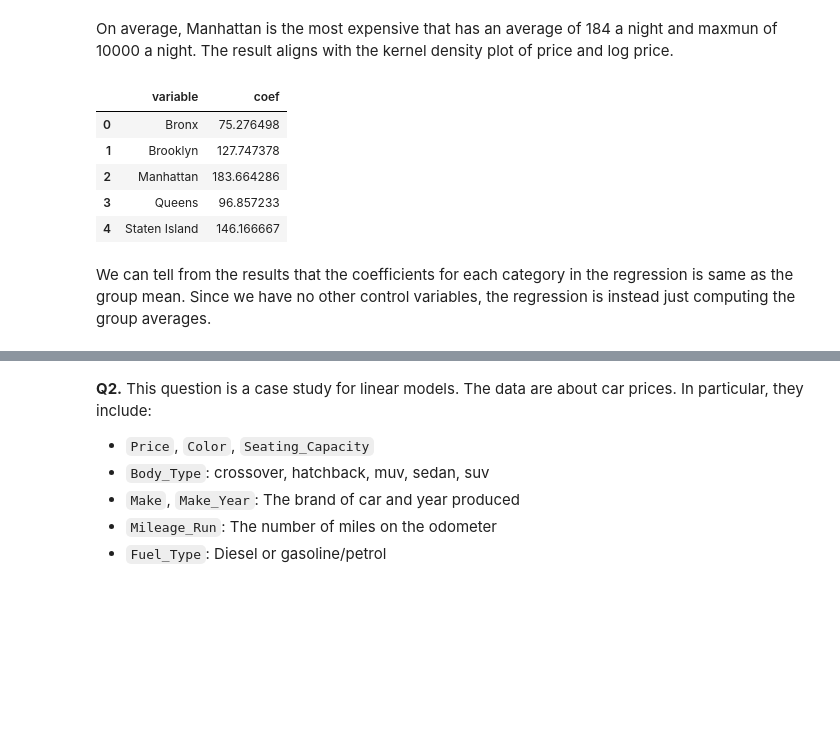
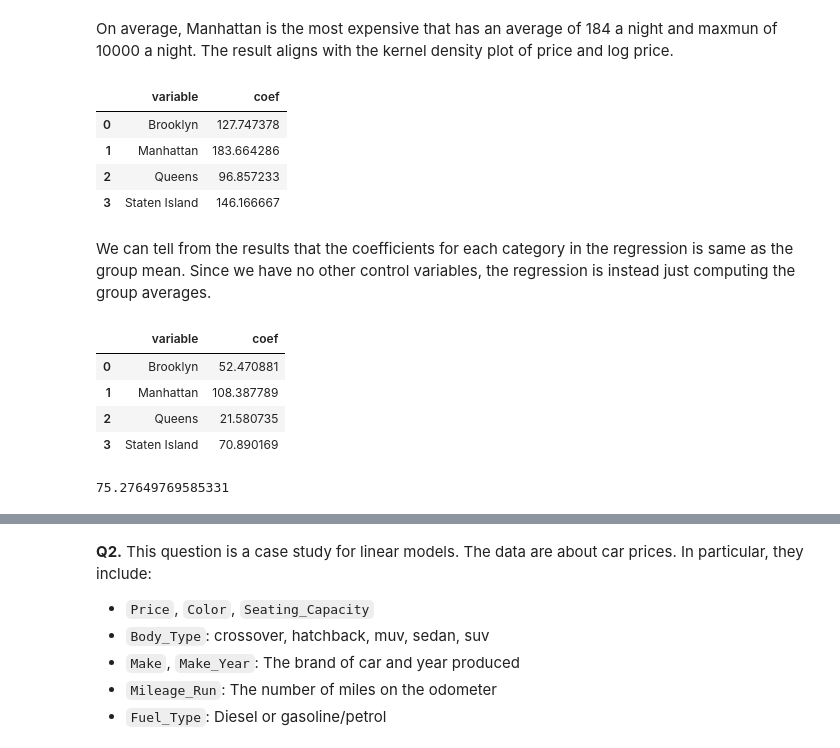
Before and after one commit to ZzzzzzT233/linearRegression, a Jupyter notebook: assignment.ipynb, the cells around one changed output, grey strips where cells are left out. Cells and saved outputs as stored; diff of their text form; code cells hidden in the pictures; blank space fills up the shorter version.

```diff
--- a/assignment.ipynb
+++ b/assignment.ipynb
@@ -73,18 +75,36 @@ On average, Manhattan is the most expensive that has an average of 184 a night a
 # %%
 #Q1-2
 y = df['Price']
-X = pd.get_dummies(df['Neighbourhood '])
+X = pd.get_dummies(df['Neighbourhood '], drop_first = True)
 
 reg = LinearRegression(fit_intercept=False).fit(X, y)
 
 results = pd.DataFrame({'variable':reg.feature_names_in_, 'coef':reg.coef_})
 results
 # %% [output]
 |  | variable | coef |
-| 0 | Bronx | 75.276498 |
-| 1 | Brooklyn | 127.747378 |
-| 2 | Manhattan | 183.664286 |
-| 3 | Queens | 96.857233 |
-| 4 | Staten Island | 146.166667 |
+| 0 | Brooklyn | 127.747378 |
+| 1 | Manhattan | 183.664286 |
+| 2 | Queens | 96.857233 |
+| 3 | Staten Island | 146.166667 |
 # %% [markdown]
 We can tell from the results that the coefficients for each category in the regression is same as the group mean. Since we have no other control variables, the regression is instead just computing the group averages.
+# %%
+#Q1-3
+X = pd.get_dummies(df['Neighbourhood '], drop_first = True)
+
+reg = LinearRegression(fit_intercept=True).fit(X, y)
+
+results = pd.DataFrame({'variable':reg.feature_names_in_, 'coef':reg.coef_})
+results
+# %% [output]
+|  | variable | coef |
+| 0 | Brooklyn | 52.470881 |
+| 1 | Manhattan | 108.387789 |
+| 2 | Queens | 21.580735 |
+| 3 | Staten Island | 70.890169 |
+# %%
+intercept = reg.intercept_
+intercept
+# %% [output]
+75.27649769585331
```
Also changed, not shown: parts of 6 cells of this notebook.
